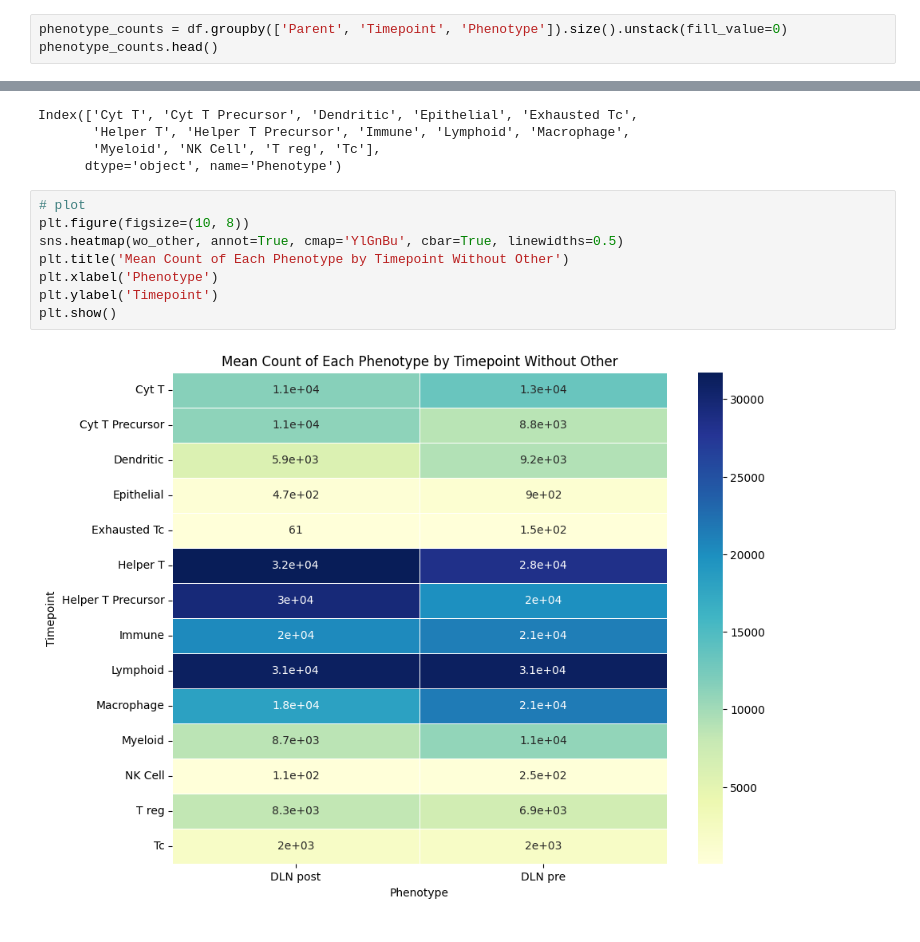
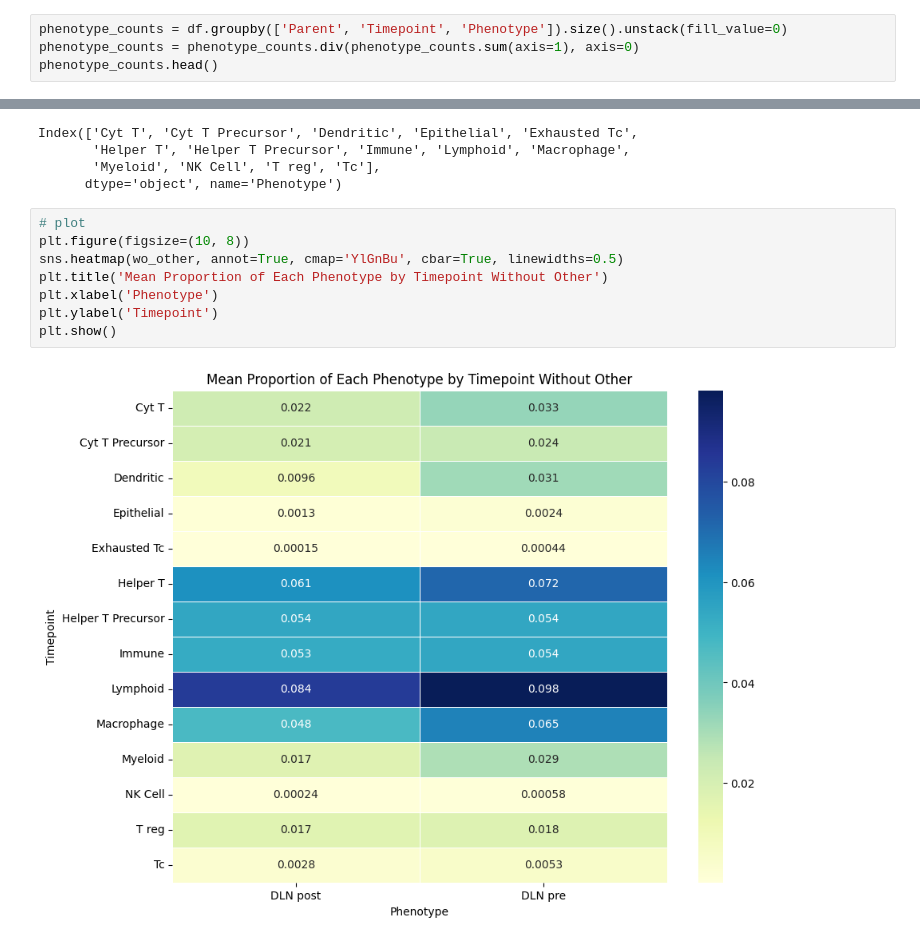
Before and after one commit to Pathomics-ai/Nguyenlab_multiplex, a Jupyter notebook: analysis/2b_prelim_figplots.ipynb, the cells around one changed output, grey strips where cells are left out. Cells and saved outputs as stored; diff of their text form.

Commit message:
updated to get means in heatmap and also make bar plots of just markers

```diff
--- a/analysis/2b_prelim_figplots.ipynb
+++ b/analysis/2b_prelim_figplots.ipynb
@@ -489,6 +566,7 @@ for tp in [('DLN Pre', pre), ('DLN Post', post)]:
 Heatmap of cell types and pre and post DLN
 # %%
 phenotype_counts = df.groupby(['Parent', 'Timepoint', 'Phenotype']).size().unstack(fill_value=0)
+phenotype_counts = phenotype_counts.div(phenotype_counts.sum(axis=1), axis=0)
 phenotype_counts.head()
 # %% [output]
 |  | Phenotype | Cyt T | Cyt T Precursor | Dendritic | Epithelial | Exhausted Tc | Helper T | ... |
@@ -528,10 +606,10 @@ Index(['Cyt T', 'Cyt T Precursor', 'Dendritic', 'Epithelial', 'Exhausted Tc',
 # %%
 # plot
 plt.figure(figsize=(10, 8))
 sns.heatmap(wo_other, annot=True, cmap='YlGnBu', cbar=True, linewidths=0.5)
-plt.title('Mean Count of Each Phenotype by Timepoint Without Other')
+plt.title('Mean Proportion of Each Phenotype by Timepoint Without Other')
 plt.xlabel('Phenotype')
 plt.ylabel('Timepoint')
 plt.show()
 # %% [output]
-[figure, old version]
+[figure, new version]
```
Also changed, not shown: parts of 5 cells of this notebook.
